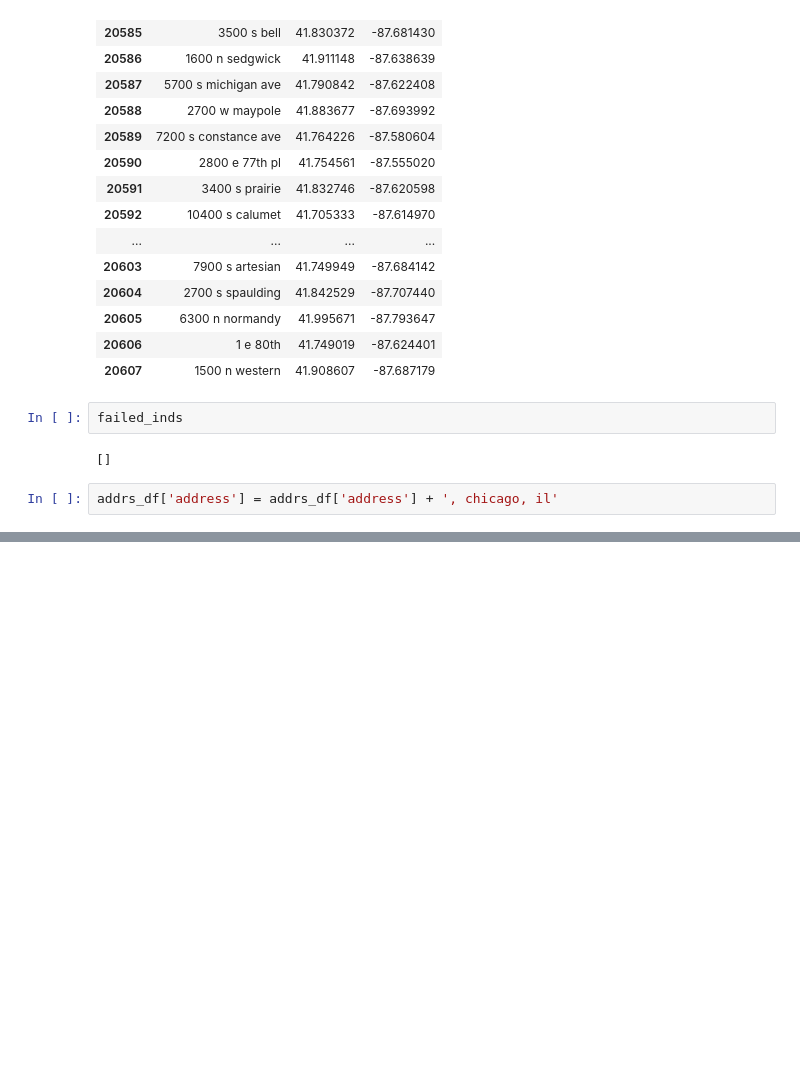
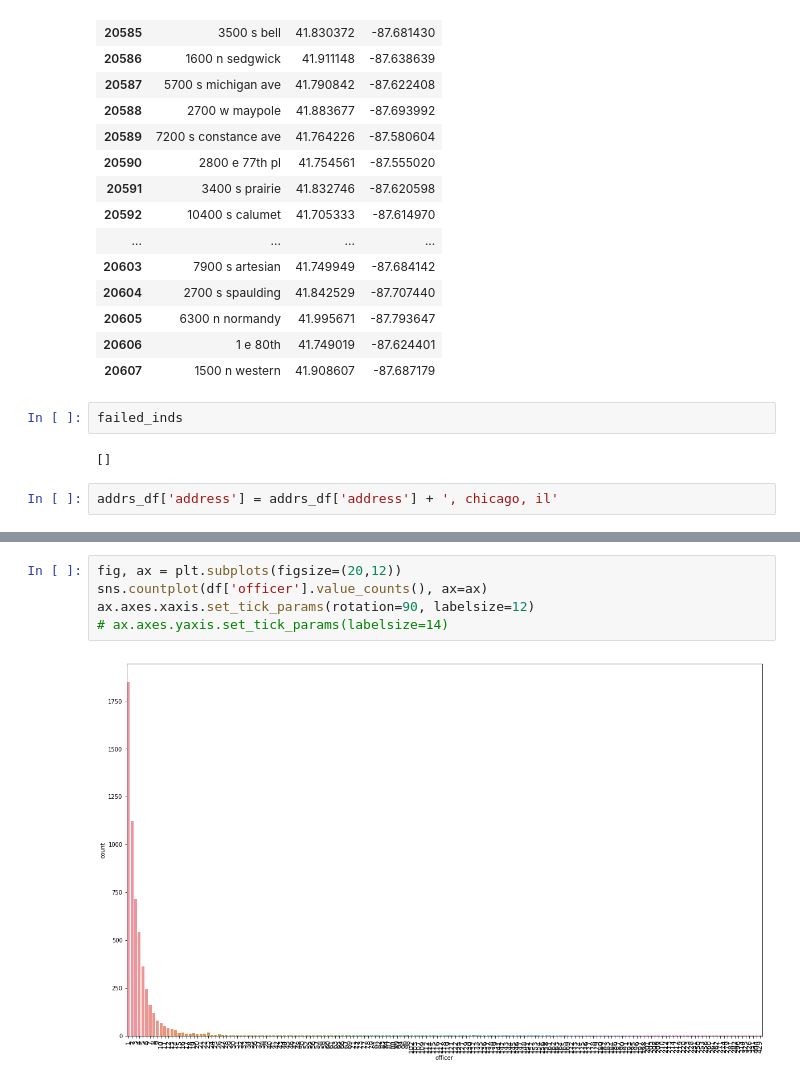
Before and after one commit to propublica/il-tickets-notebooks, a Jupyter notebook: Geocoding_experiments.ipynb, the cells around one changed output, grey strips where cells are left out. Drawn from its saved outputs; the diff is of its cells as text; blank space fills up the shorter version.

```diff
--- a/Geocoding_experiments.ipynb
+++ b/Geocoding_experiments.ipynb
@@ -216,0 +291,7 @@ geocoded_df.head()
+# %%
+fig, ax = plt.subplots(figsize=(20,12))
+sns.countplot(df['officer'].value_counts(), ax=ax)
+ax.axes.xaxis.set_tick_params(rotation=90, labelsize=12)
+# ax.axes.yaxis.set_tick_params(labelsize=14)
+# %% [output]
+[figure, added]
```
Also changed, not shown: parts of 18 cells of this notebook, 1 other file.
